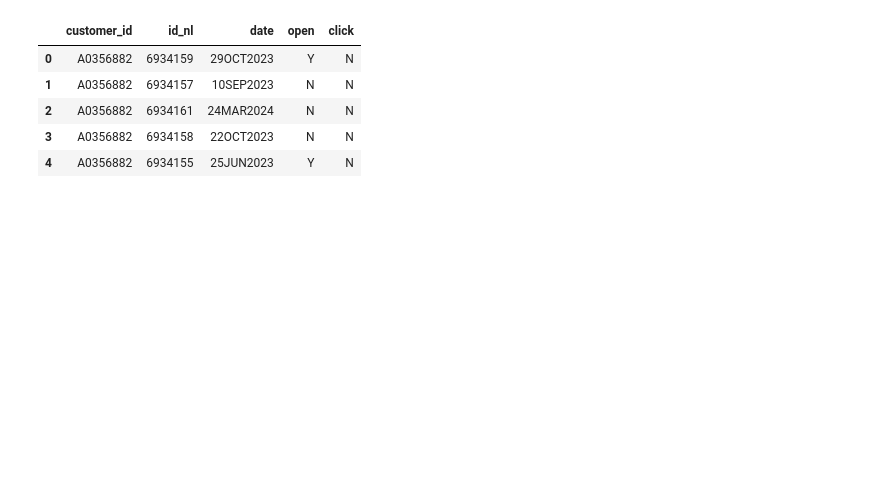
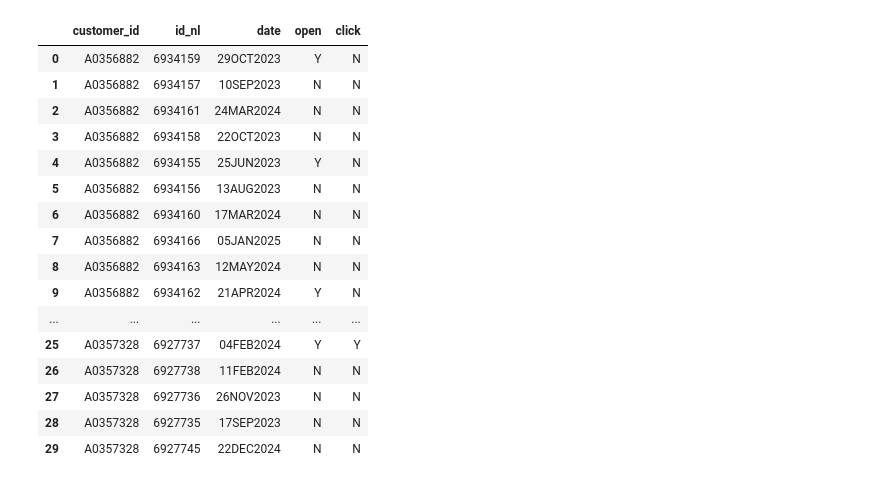
Before and after one commit to marcoastro/ctf-labs, a Jupyter notebook: jakala/project.ipynb, the cells around one changed output. Saved outputs shown, nothing was run; the diff lists cells and outputs as text; code cells hidden in the pictures; blank space fills up the shorter version.

```diff
--- a/jakala/project.ipynb
+++ b/jakala/project.ipynb
@@ -13,13 +34,24 @@ df_customers.head()
 # %%
 import pandas as pd
-df_marketing = pd.read_csv("/Users/marco/Desktop/ctf-labs/jakaladata/marketing_campaigns.csv", sep = "|")
+df_marketing = pd.read_csv("/Users/marco/Desktop/ctf-labs/raw data/jakaladata/marketing_campaigns.csv", sep = "|")
 # %%
-df_marketing.head()
+df_marketing.head(30)
 # %% [output]
 |  | customer_id | id_nl | date | open | click |
 | 0 | A0356882 | 6934159 | 29OCT2023 | Y | N |
 | 1 | A0356882 | 6934157 | 10SEP2023 | N | N |
 | 2 | A0356882 | 6934161 | 24MAR2024 | N | N |
 | 3 | A0356882 | 6934158 | 22OCT2023 | N | N |
 | 4 | A0356882 | 6934155 | 25JUN2023 | Y | N |
+| 5 | A0356882 | 6934156 | 13AUG2023 | N | N |
+| 6 | A0356882 | 6934160 | 17MAR2024 | N | N |
+| 7 | A0356882 | 6934166 | 05JAN2025 | N | N |
+| 8 | A0356882 | 6934163 | 12MAY2024 | N | N |
+| 9 | A0356882 | 6934162 | 21APR2024 | Y | N |
+| ... | ... | ... | ... | ... | ... |
+| 25 | A0357328 | 6927737 | 04FEB2024 | Y | Y |
+| 26 | A0357328 | 6927738 | 11FEB2024 | N | N |
+| 27 | A0357328 | 6927736 | 26NOV2023 | N | N |
+| 28 | A0357328 | 6927735 | 17SEP2023 | N | N |
+| 29 | A0357328 | 6927745 | 22DEC2024 | N | N |
 # %%
```
Also changed, not shown: parts of 15 cells of this notebook, 1 other file.
